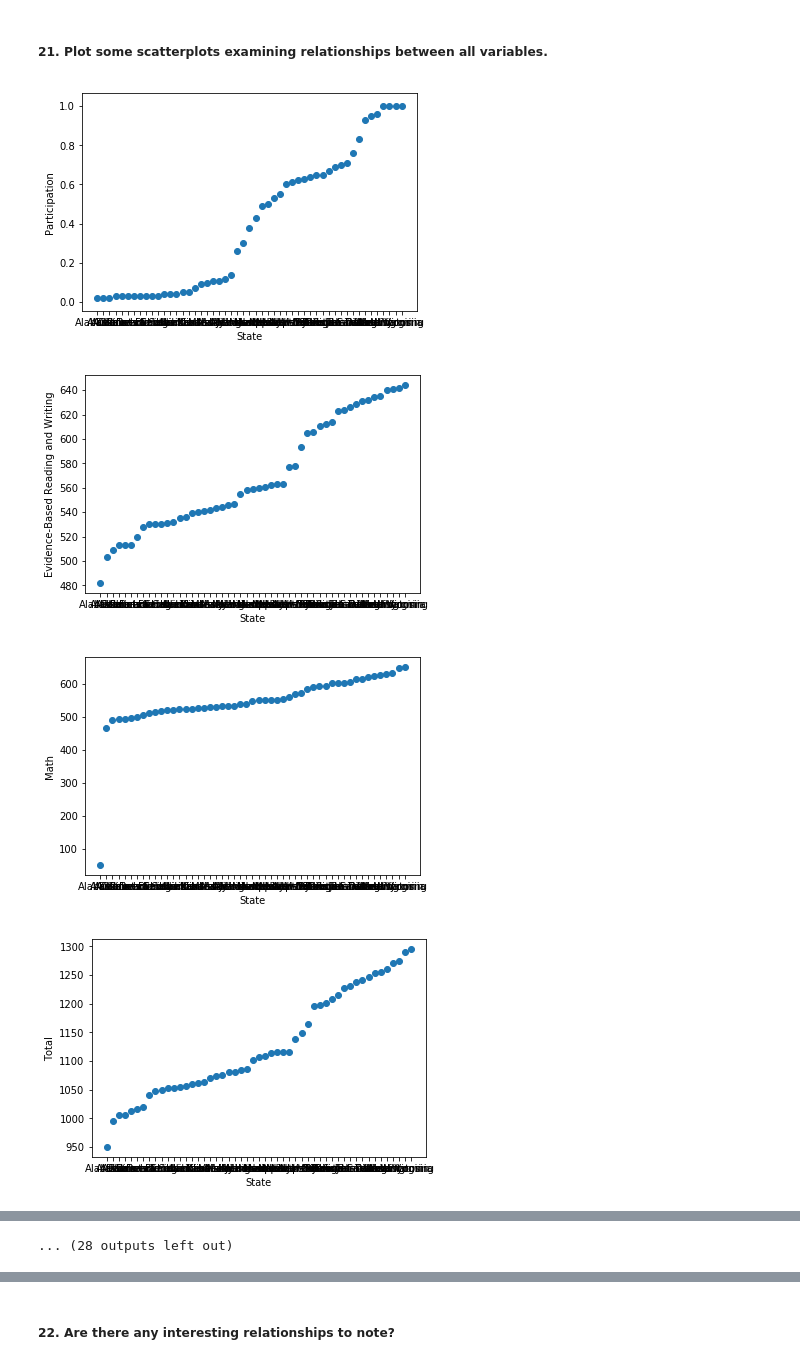
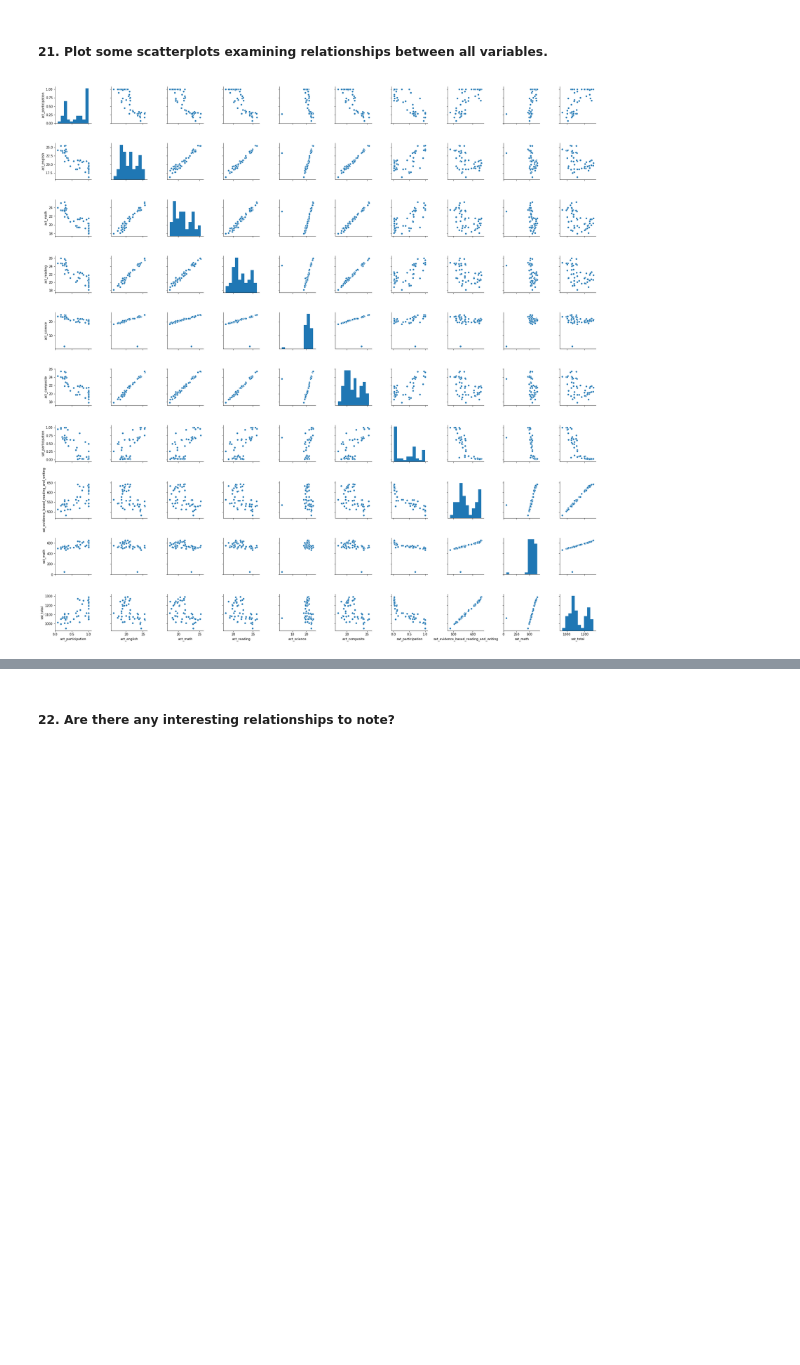
Before and after one commit to rajangdavis/Standardized-Testing-Participation-Exploration, a Jupyter notebook: rajan_davis_la/code/starter-code.ipynb, the cells around one changed output, grey strips where cells are left out. Saved outputs shown, nothing was run; the diff lists cells and outputs as text; code cells hidden in the pictures; blank space fills up the shorter version.

```diff
--- a/rajan_davis_la/code/starter-code.ipynb
+++ b/rajan_davis_la/code/starter-code.ipynb
@@ -375,18 +364,21 @@ for idx,column in enumerate(merged_test_data_copy.columns):
 # %%
 import seaborn as sns
 import itertools
 
 # used for generating the xlabels
 # https://stackoverflow.com/a/12444777/2548452
-for data_set in [sat_data, act_data]:
-    for variation in list(itertools.permutations(sat_data.columns, r=2)):
-        fig = plt.figure()
-        ax = fig.add_subplot(111)
-        ax.set_xlabel(variation[0])
-        ax.set_ylabel(variation[1])
-        plt.scatter(sat_data[variation[0]],sat_data[variation[1]].sort_values())
+
+# The following creates scatterplots for every permutation of
+# possible relationships
+
+# for data_set in [sat_data, act_data]:
+#     for variation in list(itertools.permutations(sat_data.columns, r=2)):
+#         fig = plt.figure()
+#         ax = fig.add_subplot(111)
+#         ax.set_xlabel(variation[0])
+#         ax.set_ylabel(variation[1])
+#         plt.scatter(sat_data[variation[0]],sat_data[variation[1]])
+
+sns.pairplot(merged_test_data_copy);
 # %% [output]
-[figure, old version]
+[figure, new version]
-[figure, removed]
-[figure, removed]
-[figure, removed]
@@ -401 +384,0 @@ for data_set in [sat_data, act_data]:
-... (28 outputs left out)
```
Also changed, not shown: parts of 22 cells of this notebook, 2 other files.
